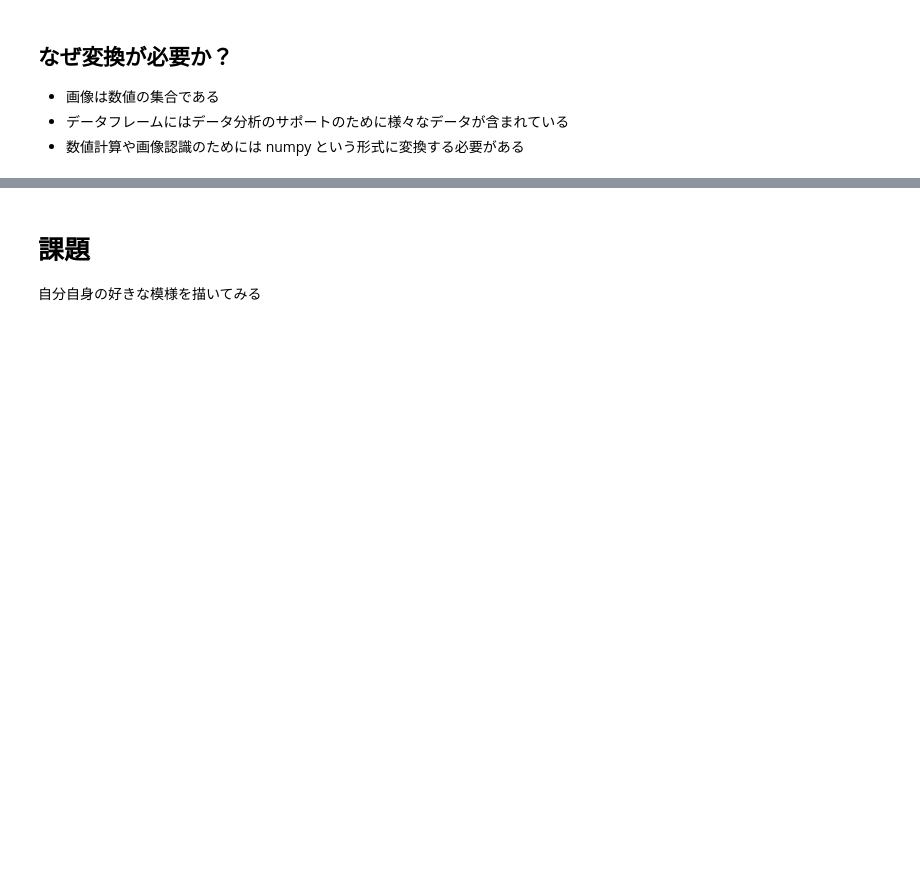
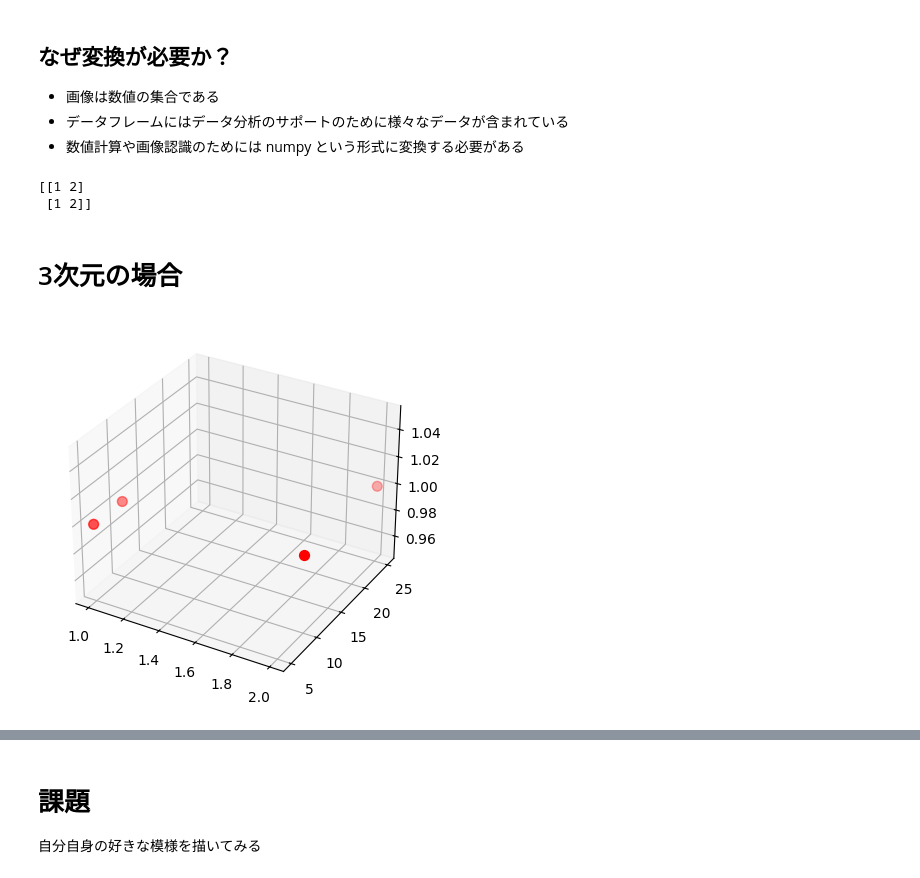
Before and after one commit to oyo-k/KGU-Python-Programming, a Jupyter notebook: src/day2.ipynb, the cells around one changed output, grey strips where cells are left out. Saved outputs shown, nothing was run; the diff lists cells and outputs as text; code cells hidden in the pictures; blank space fills up the shorter version.

```diff
--- a/src/day2.ipynb
+++ b/src/day2.ipynb
@@ -181,3 +181,32 @@ plt.imshow(data_heat.values, cmap='gray') # camp='Reds' は色の指定
 - 画像は数値の集合である
 - データフレームにはデータ分析のサポートのために様々なデータが含まれている
 - 数値計算や画像認識のためには numpy という形式に変換する必要がある
+# %%
+x = np.array([1, 2])
+y = np.array([1, 2])
+x, y = np.meshgrid(x, y)
+print(x)
+# %% [output]
+[[1 2]
+ [1 2]]
+# %% [markdown]
+# 3次元の場合
+# %%
+import numpy as np
+import matplotlib.pyplot as plt
+from mpl_toolkits.mplot3d import Axes3D
+
+# データを生成
+x = [1,1,2,2]
+y = [5,10,10,25]
+z = [1,1,1,1]
+
+fig = plt.figure()
+ax = fig.add_subplot(111, projection='3d')
+
+# 点を描く（scatter）
+ax.scatter3D(x, y, z, color='red', s=50)  # s=サイズ
+
+plt.show()
+# %% [output]
+[figure, added]
```
Also changed, not shown: parts of 1 cell of this notebook.
